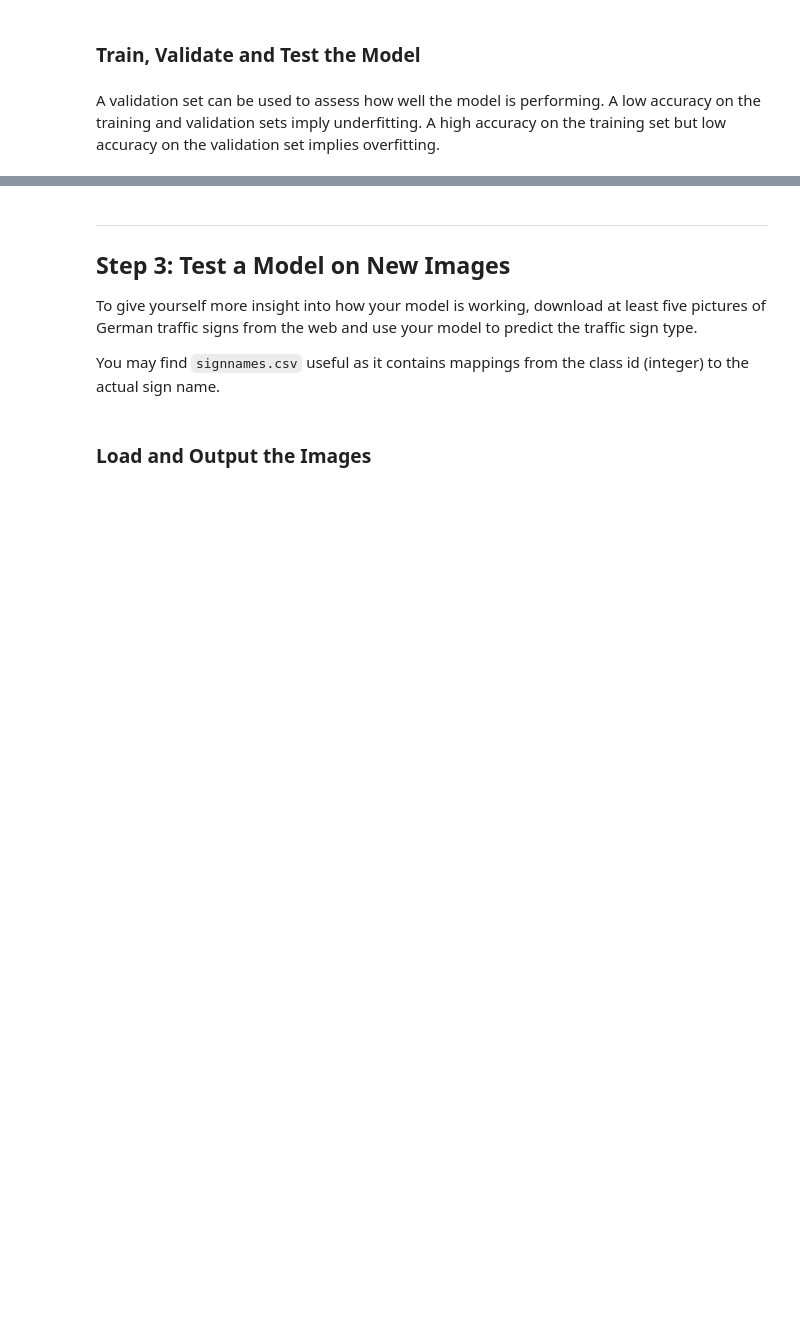
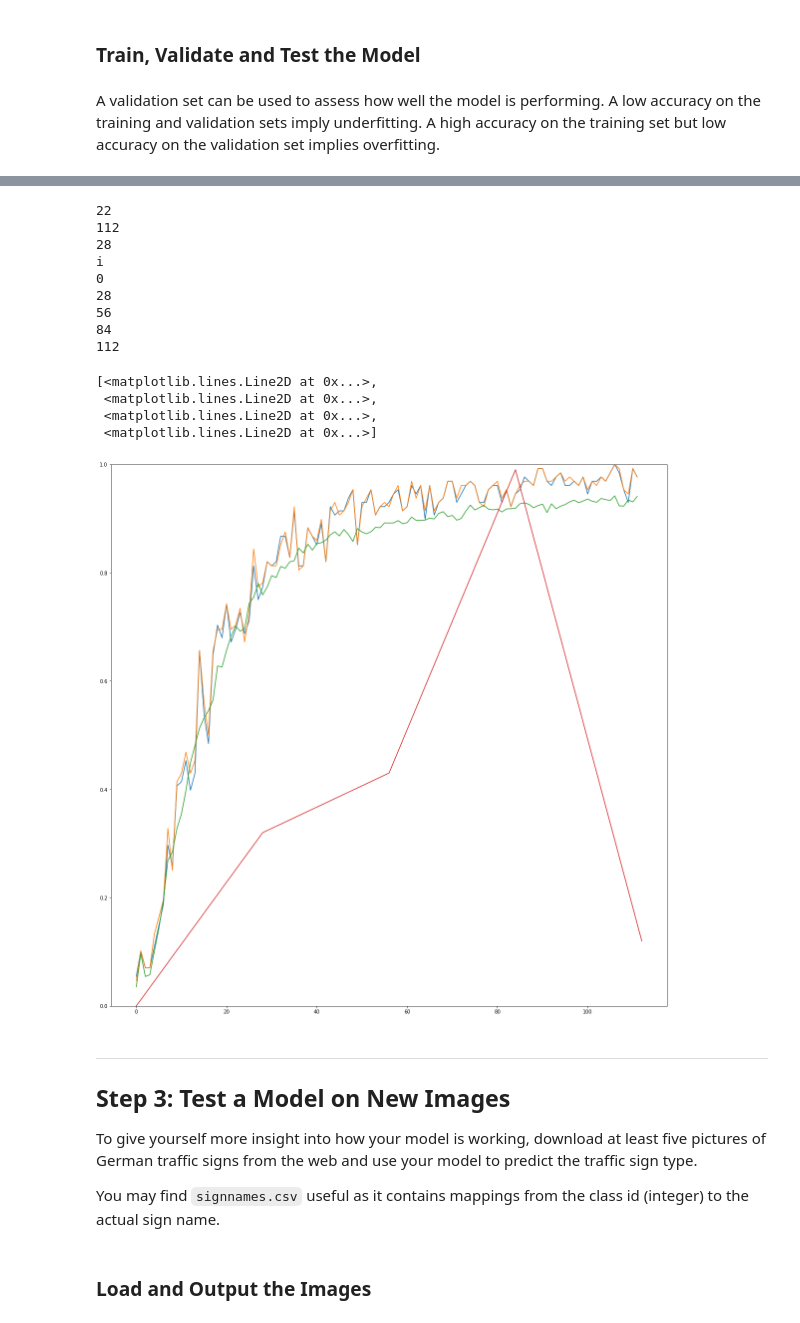
Before and after one commit to stereos/CarND-Traffic-Sign-Classifier-Project, a Jupyter notebook: Traffic_Sign_Classifier.ipynb, the cells around one changed output, grey strips where cells are left out. Cells and saved outputs as stored; diff of their text form; code cells hidden in the pictures; blank space fills up the shorter version.

```diff
--- a/Traffic_Sign_Classifier.ipynb
+++ b/Traffic_Sign_Classifier.ipynb
@@ -558,7 +690,7 @@ sets imply underfitting. A high accuracy on the training set but low accuracy on
 ### Once a final model architecture is selected,
 ### the accuracy on the test set should be calculated and reported as well.
 ### Feel free to use as many code cells as needed.
-
+error here lol, dont want to run by mistake
 
 EPOCHS = 4
 BATCH_SIZE = 128
@@ -593,6 +725,12 @@ def evaluate(X_data, y_data):
         total_accuracy += (accuracy * len(batch_x))
     return total_accuracy / num_examples
 
+#list to hold data for plots later
+train_graph_data_before=[]
+train_graph_data=[]
+valid_graph_data=[]
+train_graph_data_all=[0]
+valid_graph_data_all=[0]
 
 with tf.Session() as sess:
     sess.run(tf.global_variables_initializer())
@@ -602,16 +740,32 @@ with tf.Session() as sess:
     print()
     for i in range(EPOCHS):
         X_train_p, y_train = shuffle(X_train_p, y_train)
-        for offset in range(0, num_examples, BATCH_SIZE):
+        for i_batch,offset in enumerate(range(0, num_examples, BATCH_SIZE)):
             end = offset + BATCH_SIZE
             batch_x, batch_y = X_train_p[offset:end], y_train[offset:end]
+
+            #Comment this out to gain speed
+            if i_batch%10==0: #every 10th batch
+                train_graph_data_before.append(evaluate(batch_x, batch_y))
+
             sess.run(training_operation, feed_dict={x: batch_x, y: batch_y,keep_prob: 0.5})
+            #because we now have a very large training set, a lot happens every epoch
+            #se lets try check accuracy several times during the epoch, will be much slower but
+            #can be interesting too see what happens
+            if i_batch%10==0: #every 10th batch
+                train_graph_data.append(evaluate(batch_x, batch_y))
+                valid_graph_data.append(evaluate(X_valid_p, y_valid))
 
+
+        training_accuracy = evaluate(X_train_p, y_train)
         validation_accuracy = evaluate(X_valid_p, y_valid)
+        train_graph_data_all.append(training_accuracy)
+        valid_graph_data_all.append(validation_accuracy)
         print("EPOCH {} ...".format(i+1))
         print("Validation Accuracy = {:.3f}".format(validation_accuracy))
+        print("Training Accuracy = {:.3f}".format(training_accuracy))
         print()
     test_accuracy = evaluate(X_test_p, y_test)
-    print("test Accuracy = {:.3f}".format(validation_accuracy))
-    saver.save(sess, './lenet')
+    print("test Accuracy = {:.3f}".format(test_accuracy))
+    #saver.save(sess, './lenet2')
     print("Model saved")
@@ -618,3 +774,28 @@ with tf.Session() as sess:
+# %%
+
+p1=train_graph_data_before
+p2=train_graph_data
+p3=valid_graph_data
+p0=[0,0.32,0.43,0.99,0.12]
+p0_range=range(0,len(p3)+1,int(np.ceil(len(p3)/(len(p0)-1))))
+plt.figure(figsize=(20,20))
+plt.ylim((0,1))
+plt.plot(range(len(p1)),p1,range(len(p2)),p2,range(len(p3)),p3,p0_range,p0)
+# %% [output]
+22
+112
+28
+i
+0
+28
+56
+84
+112
+[<matplotlib.lines.Line2D at 0x...>,
+ <matplotlib.lines.Line2D at 0x...>,
+ <matplotlib.lines.Line2D at 0x...>,
+ <matplotlib.lines.Line2D at 0x...>]
+[figure, added]
 # %% [markdown]
 ---
 
```
Also changed, not shown: parts of 27 cells of this notebook, 29 other files.
